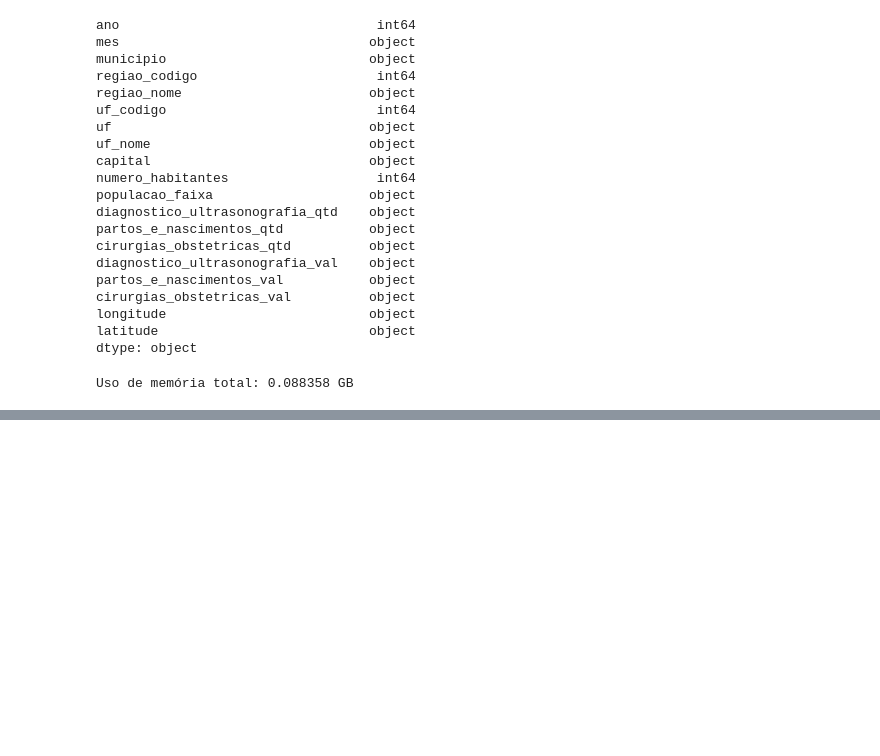
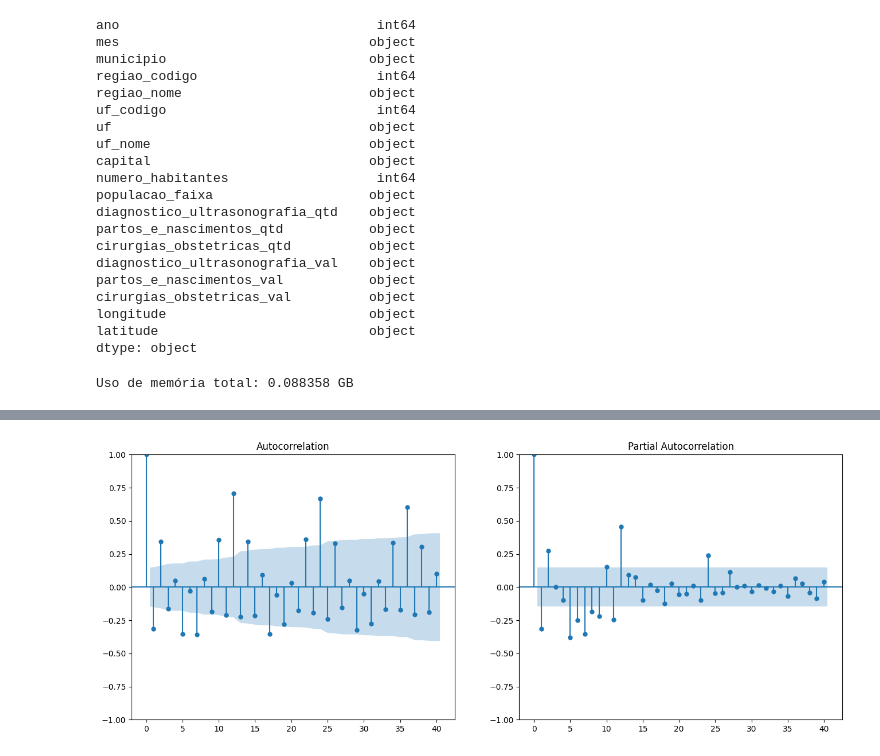
Before and after one commit to linocesar/desafio_ciencia_dados_2, a Jupyter notebook: exploracao.ipynb, the cells around one changed output, grey strips where cells are left out. Drawn from its saved outputs; the diff is of its cells as text; code cells hidden in the pictures; blank space fills up the shorter version.

```diff
--- a/exploracao.ipynb
+++ b/exploracao.ipynb
@@ -260,0 +415,10 @@ df.describe()
+# %%
+from statsmodels.graphics.tsaplots import plot_acf, plot_pacf
+
+# Plotar ACF e PACF
+fig, ax = plt.subplots(1, 2, figsize=(16, 6))
+plot_acf(df_st['partos_e_nascimentos_qtd'].diff().dropna(), lags=40, ax=ax[0])
+plot_pacf(df_st['partos_e_nascimentos_qtd'].diff().dropna(), lags=40, ax=ax[1])
+plt.show()
+# %% [output]
+[figure, added]
```
Also changed, not shown: parts of 19 cells of this notebook, 6 other files.
